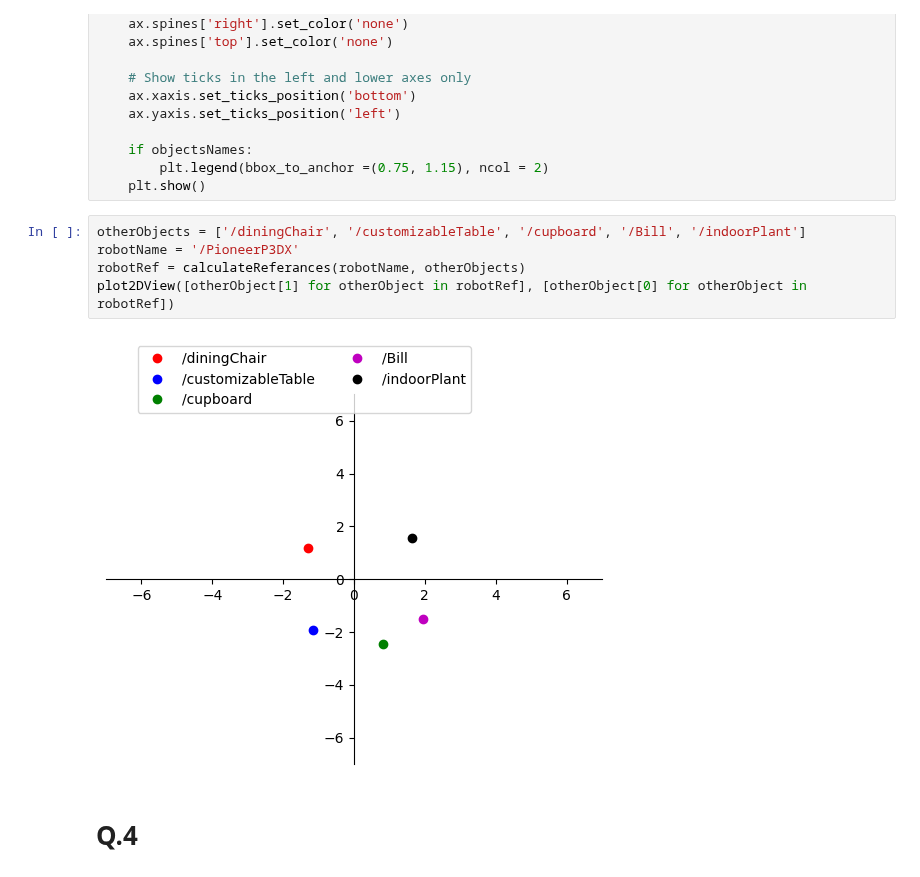
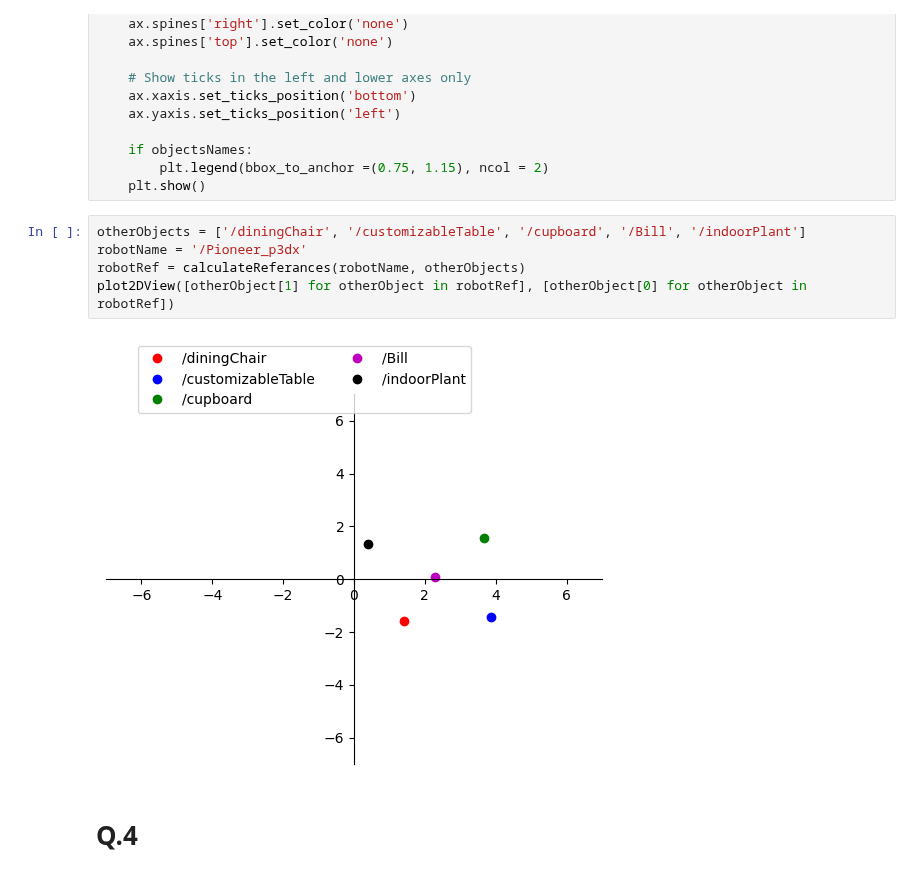
Before and after one commit to EnnesJp/robotica-movel-tp1, a Jupyter notebook: robotica-movel-tp1.ipynb, the cells around one changed output. Drawn from its saved outputs; the diff is of its cells as text.

```diff
--- a/robotica-movel-tp1.ipynb
+++ b/robotica-movel-tp1.ipynb
@@ -152,11 +152,11 @@ def plot2DView(objectsPositions:list, objectsNames:list = None, colors:list = ['
     plt.show()
 # %%
 otherObjects = ['/diningChair', '/customizableTable', '/cupboard', '/Bill', '/indoorPlant']
-robotName = '/PioneerP3DX'
+robotName = '/Pioneer_p3dx'
 robotRef = calculateReferances(robotName, otherObjects)
 plot2DView([otherObject[1] for otherObject in robotRef], [otherObject[0] for otherObject in robotRef])
 # %% [output]
-[figure, old version]
+[figure, new version]
 # %% [markdown]
 # Q.4
 # %%
```
Also changed, not shown: parts of 11 cells of this notebook, 1 other file.
